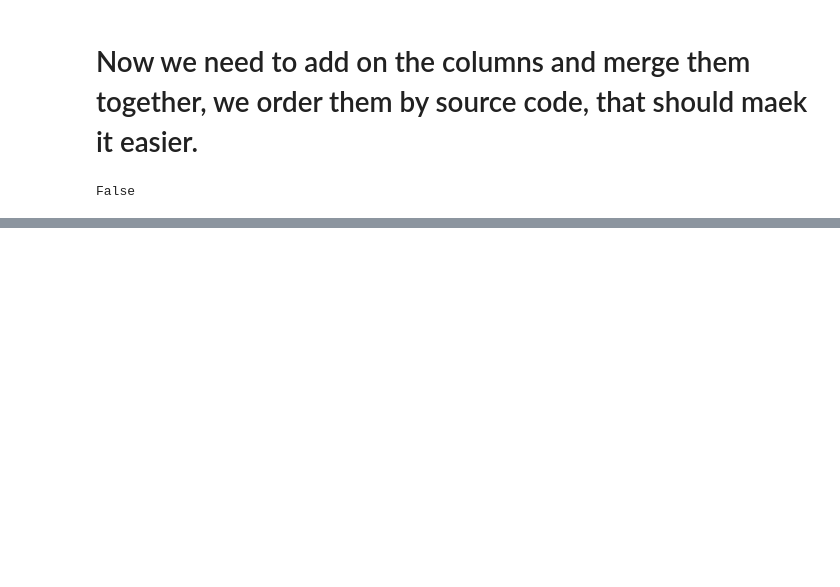
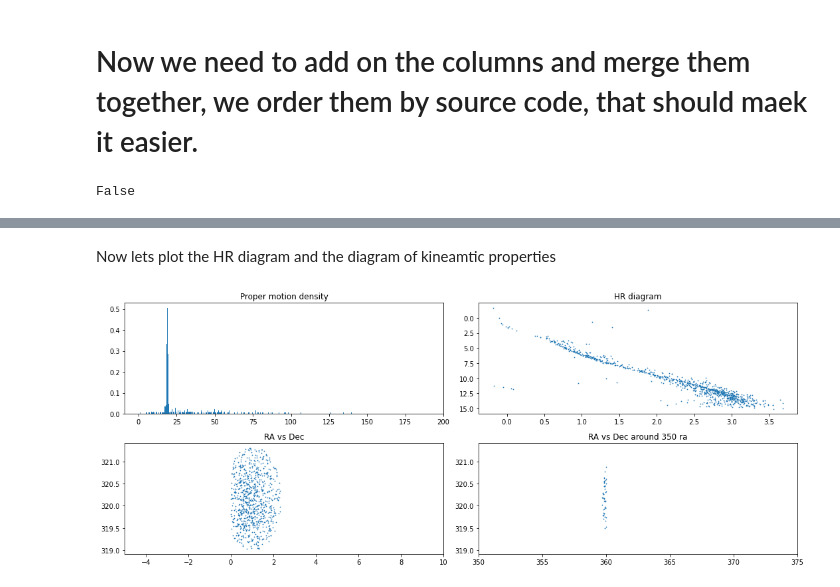
Before and after one commit to ocallam6/cluster, a Jupyter notebook: analysis.ipynb, the cells around one changed output, grey strips where cells are left out. Cells and saved outputs as stored; diff of their text form; code cells hidden in the pictures; blank space fills up the shorter version.

```diff
--- a/analysis.ipynb
+++ b/analysis.ipynb
@@ -237,0 +394,41 @@ TypeError: invalid type promotion with structured datatype(s).
+# %% [markdown]
+Now lets plot the HR diagram and the diagram of kineamtic properties
+# %%
+g_band=selection_gaia['phot_bp_mean_mag']-2.5*np.log10((selection_gaia['rgeo']/10.0)**2) #mean absolute magnitude in G band
+bp_rp=selection_gaia['bp_rp'] #mean difference
+
+proper_motion=selection_gaia['pm']   #total proper motion
+
+right_asc=selection_gaia['ra']
+dec=np.mod(selection_gaia['dec'],350)  #position in motion still with no error bars but i will
+
+ig=plt.figure(figsize=(15,6))
+
+grid=gs.GridSpec(2,2)
+
+a1=plt.subplot(grid[0,0])
+a2=plt.subplot(grid[0,1])
+a3=plt.subplot(grid[1,0])
+a4=plt.subplot(grid[1,1])
+
+a1.hist(proper_motion,density=True,bins=1000)
+a1.set_title('Proper motion density')
+
+a2.scatter(bp_rp,g_band,s=0.5)
+a2.invert_yaxis()
+a2.set_title('HR diagram')
+
+a3.scatter(right_asc,dec,s=0.5)
+a3.set_xlim(-5,10)
+a3.set_title('RA vs Dec')
+
+a4.scatter(right_asc,dec,s=0.5)
+a4.set_xlim(350,375)
+a4.set_title('RA vs Dec around 350 ra')
+
+plt.tight_layout()
+
+#can do something with mod or whatever to get the wrap around
+# There is a periodic plot or a better way to do this but leave for now
+# %% [output]
+[figure, added]
```
Also changed, not shown: parts of 27 cells of this notebook.
